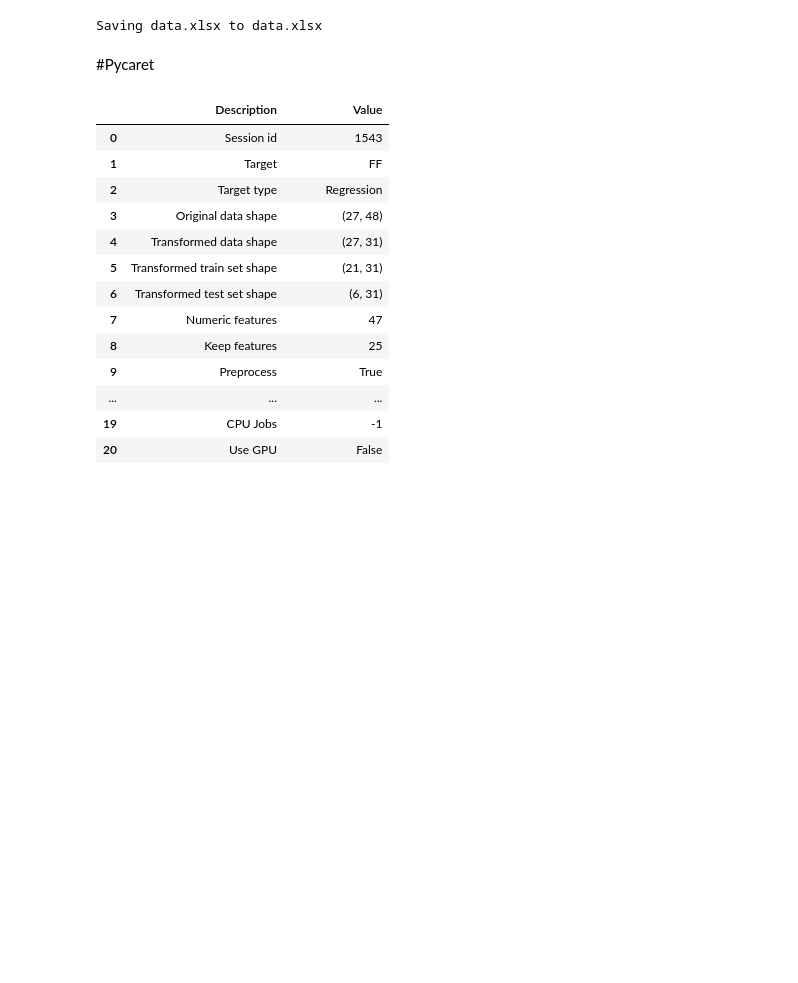
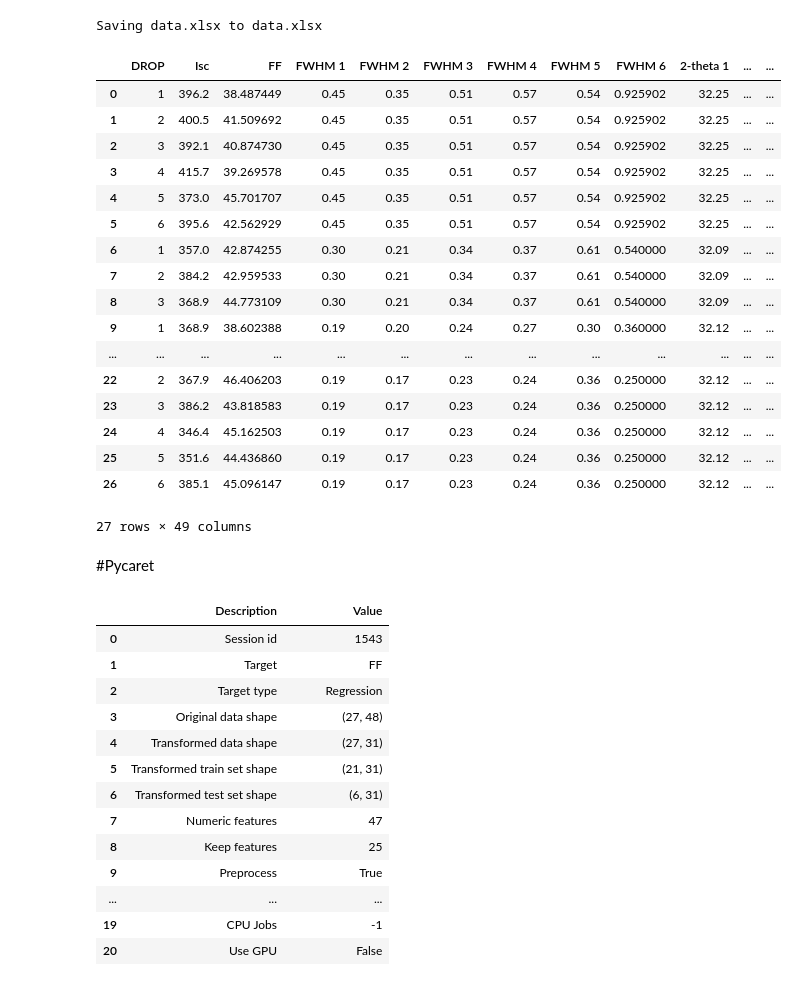
Before and after one commit to mmortazavi/ml_demystified, a Jupyter notebook: projects/solarcell/xrd/nezamloo/XRD+PL results/XRD+PL_target=FF_Pycaret.ipynb, the cells around one changed output. Drawn from its saved outputs; the diff is of its cells as text; code cells hidden in the pictures; blank space fills up the shorter version.

```diff
--- a/projects/solarcell/xrd/nezamloo/XRD+PL results/XRD+PL_target=FF_Pycaret.ipynb
+++ b/projects/solarcell/xrd/nezamloo/XRD+PL results/XRD+PL_target=FF_Pycaret.ipynb
@@ -25,6 +25,27 @@ Saving data.xlsx to data.xlsx
 # %%
 data= pd.read_excel('../data.xlsx',sheet_name='Sheet6')
 data=data.drop(['schw 1', 'schw 2','schw 3', 'schw 4', 'schw 5', 'schw 6'], axis=1)
+# %%
+data
+# %% [output]
+|  | DROP | Isc | FF | FWHM 1 | FWHM 2 | FWHM 3 | FWHM 4 | FWHM 5 | FWHM 6 | 2-theta 1 | ... | ... |
+| 0 | 1 | 396.2 | 38.487449 | 0.45 | 0.35 | 0.51 | 0.57 | 0.54 | 0.925902 | 32.25 | ... | ... |
+| 1 | 2 | 400.5 | 41.509692 | 0.45 | 0.35 | 0.51 | 0.57 | 0.54 | 0.925902 | 32.25 | ... | ... |
+| 2 | 3 | 392.1 | 40.874730 | 0.45 | 0.35 | 0.51 | 0.57 | 0.54 | 0.925902 | 32.25 | ... | ... |
+| 3 | 4 | 415.7 | 39.269578 | 0.45 | 0.35 | 0.51 | 0.57 | 0.54 | 0.925902 | 32.25 | ... | ... |
+| 4 | 5 | 373.0 | 45.701707 | 0.45 | 0.35 | 0.51 | 0.57 | 0.54 | 0.925902 | 32.25 | ... | ... |
+| 5 | 6 | 395.6 | 42.562929 | 0.45 | 0.35 | 0.51 | 0.57 | 0.54 | 0.925902 | 32.25 | ... | ... |
+| 6 | 1 | 357.0 | 42.874255 | 0.30 | 0.21 | 0.34 | 0.37 | 0.61 | 0.540000 | 32.09 | ... | ... |
+| 7 | 2 | 384.2 | 42.959533 | 0.30 | 0.21 | 0.34 | 0.37 | 0.61 | 0.540000 | 32.09 | ... | ... |
+| 8 | 3 | 368.9 | 44.773109 | 0.30 | 0.21 | 0.34 | 0.37 | 0.61 | 0.540000 | 32.09 | ... | ... |
+| 9 | 1 | 368.9 | 38.602388 | 0.19 | 0.20 | 0.24 | 0.27 | 0.30 | 0.360000 | 32.12 | ... | ... |
+| ... | ... | ... | ... | ... | ... | ... | ... | ... | ... | ... | ... | ... |
+| 22 | 2 | 367.9 | 46.406203 | 0.19 | 0.17 | 0.23 | 0.24 | 0.36 | 0.250000 | 32.12 | ... | ... |
+| 23 | 3 | 386.2 | 43.818583 | 0.19 | 0.17 | 0.23 | 0.24 | 0.36 | 0.250000 | 32.12 | ... | ... |
+| 24 | 4 | 346.4 | 45.162503 | 0.19 | 0.17 | 0.23 | 0.24 | 0.36 | 0.250000 | 32.12 | ... | ... |
+| 25 | 5 | 351.6 | 44.436860 | 0.19 | 0.17 | 0.23 | 0.24 | 0.36 | 0.250000 | 32.12 | ... | ... |
+| 26 | 6 | 385.1 | 45.096147 | 0.19 | 0.17 | 0.23 | 0.24 | 0.36 | 0.250000 | 32.12 | ... | ... |
+27 rows × 49 columns
 # %% [markdown]
 #Pycaret
 # %%
```
Also changed, not shown: 3 other files.
